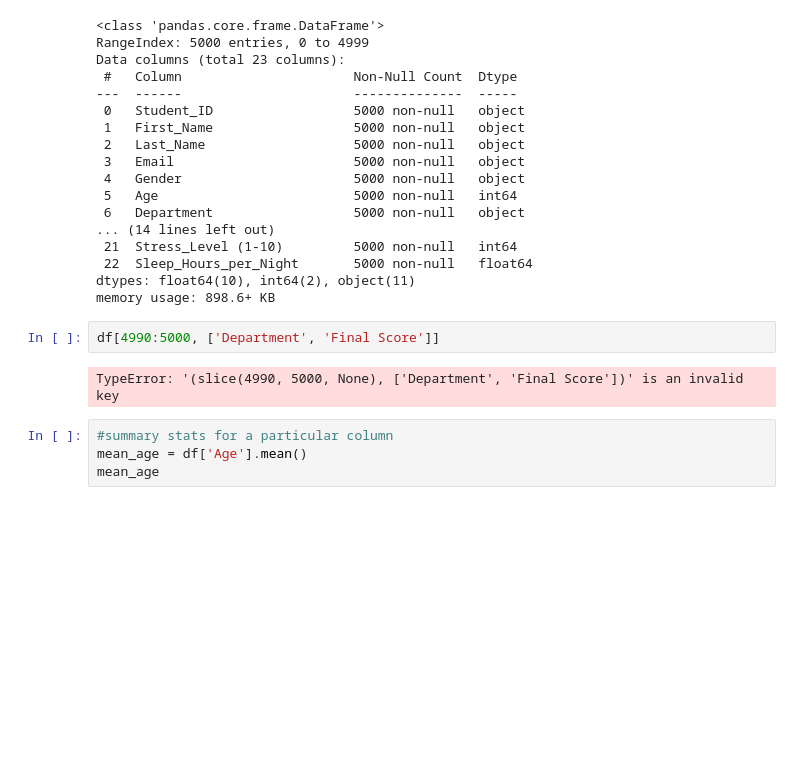
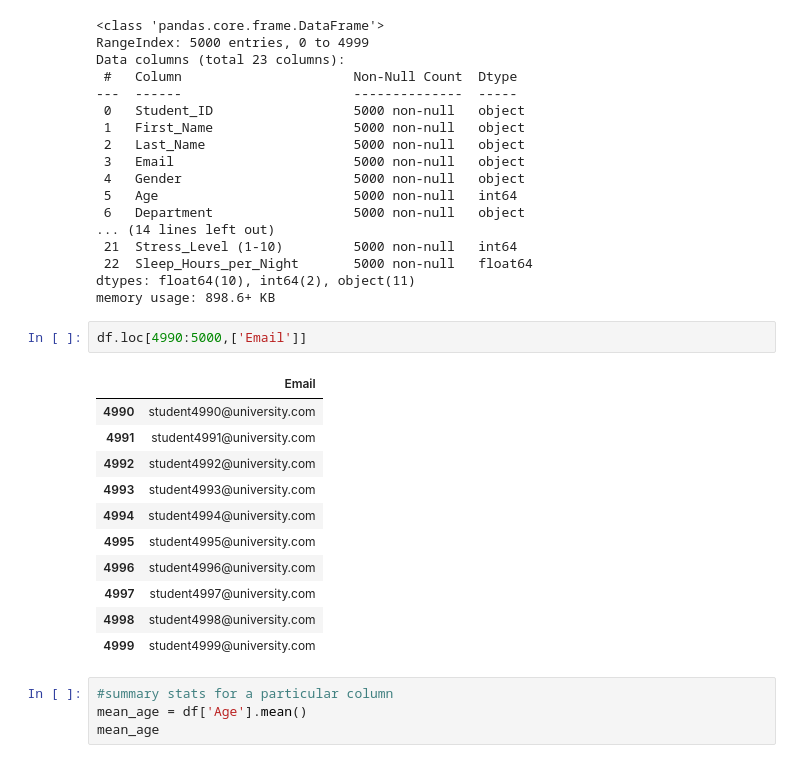
Before and after one commit to tingly-amua/pandas, a Jupyter notebook: pandas.ipynb, the cells around one changed output. Drawn from its saved outputs; the diff is of its cells as text; blank space fills up the shorter version.

```diff
--- a/pandas.ipynb
+++ b/pandas.ipynb
@@ -115,9 +115,19 @@ Data columns (total 23 columns):
 dtypes: float64(10), int64(2), object(11)
 memory usage: 898.6+ KB
 # %%
-df[4990:5000, ['Department', 'Final Score']]
+df.loc[4990:5000,['Email']]
 # %% [output]
-TypeError: '(slice(4990, 5000, None), ['Department', 'Final Score'])' is an invalid key
+|  | Email |
+| 4990 | student4990@university.com |
+| 4991 | student4991@university.com |
+| 4992 | student4992@university.com |
+| 4993 | student4993@university.com |
+| 4994 | student4994@university.com |
+| 4995 | student4995@university.com |
+| 4996 | student4996@university.com |
+| 4997 | student4997@university.com |
+| 4998 | student4998@university.com |
+| 4999 | student4999@university.com |
 # %%
 #summary stats for a particular column
 mean_age = df['Age'].mean()
```
Also changed, not shown: parts of 1 cell of this notebook, 1 other file.
